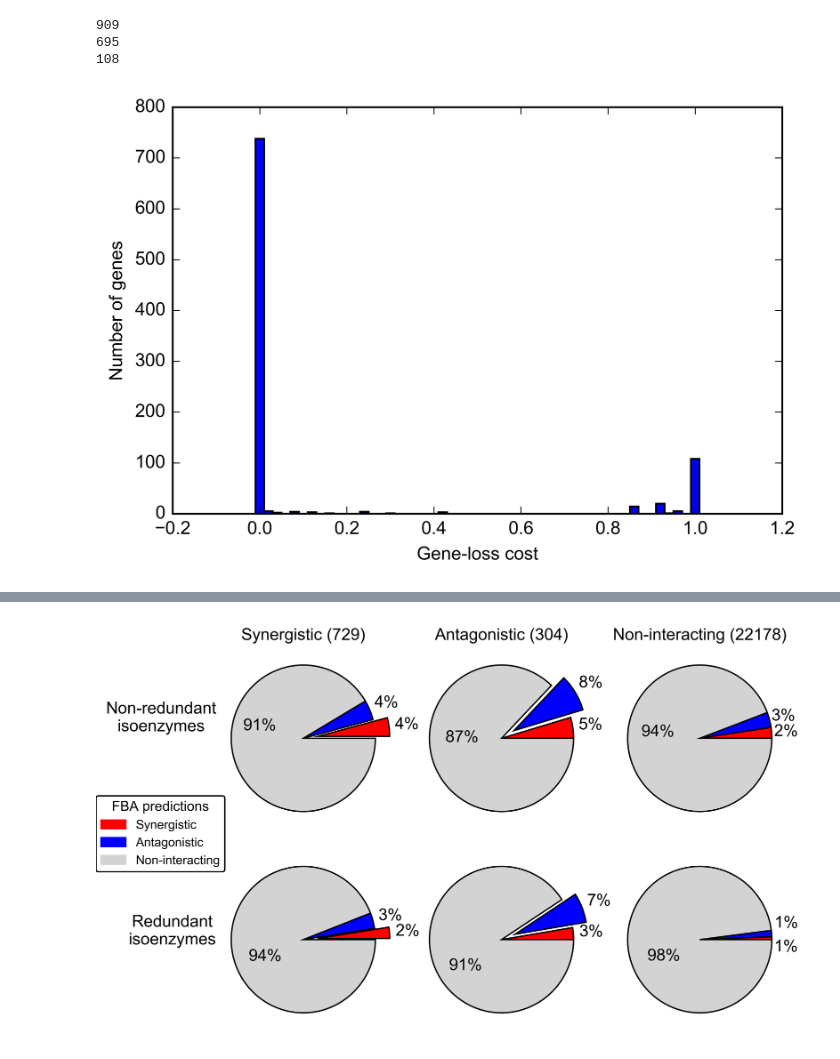
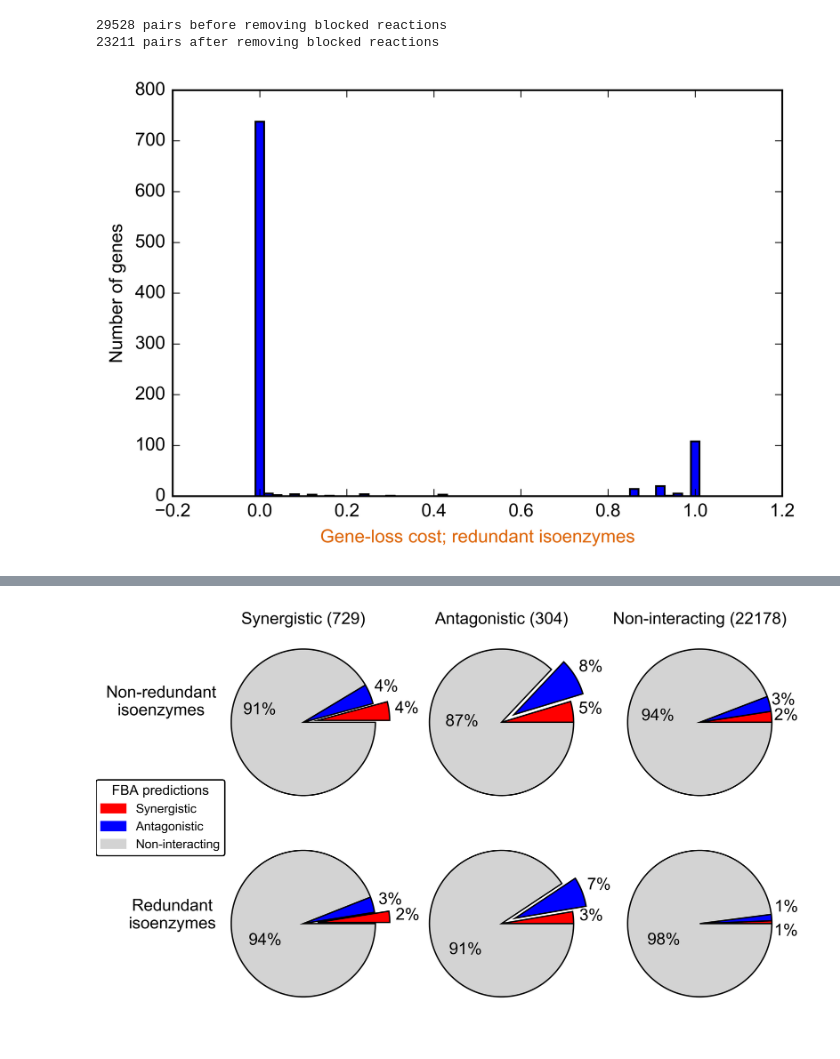
Before and after one commit to llambourne/isoenzymes_flux_balance, a Jupyter notebook: notebooks/epistasis.ipynb, the cells around one changed output, grey strips where cells are left out. Cells and saved outputs as stored; diff of their text form; code cells hidden in the pictures.

```diff
--- a/notebooks/epistasis.ipynb
+++ b/notebooks/epistasis.ipynb
@@ -15,11 +18,13 @@ from matplotlib import pyplot as plt
 %matplotlib inline
 import matplotlib.patches as mpatches
 import pandas as pd
+from scipy.stats import fisher_exact
 sys.path.append('../flux_balance_analysis')
 from fba_utils import load_sd_minus_his
 from single_knockouts import single_knockout_loss_costs, single_knockout_modified_loss_cost
 
 
+"""Load all the data."""
 plt.style.use('../flux_balance_analysis/paper.mplstyle')
 modelPath = '../data/external/yeast_7.6/yeast_7.6.xml'
 modelName = modelPath.split('/')[-1][:-4]
@@ -32,3 +37,61 @@ booneData = pd.read_csv('../data/processed/genetic_interactions_filtered.csv',
                             header=0)
 booneData = booneData[booneData['Query ORF'].isin(orfs) &
                           booneData['Array ORF'].isin(orfs)]
+
+
+def gene_pair_id(geneA, geneB):
+    return '_'.join(sorted([geneA, geneB]))
+
+
+dblGeneKOgrowth = {}
+with open(os.path.join(modelDir, 'double_gene_loss_growth.csv'), 'r') as f:
+    for line in f.readlines():
+        geneA, geneB, growth = line.split(',')
+        dblGeneKOgrowth[gene_pair_id(geneA, geneB)] = float(growth.strip())
+dblFunctionKOgrowth = {}
+with open(os.path.join(modelDir, 'double_function_loss_growth.csv'), 'r') as f:
+    for line in f.readlines():
+        geneA, geneB, growth = line.split(',')
+        dblFunctionKOgrowth[gene_pair_id(geneA, geneB)] = float(growth.strip())
+# get function loss costs and gene loss costs for this media
+didWtGrow, geneLossCosts, _functionLossCosts = single_knockout_loss_costs(model)
+functionLossCosts = single_knockout_modified_loss_cost(model)
+if not didWtGrow:
+    raise UserWarning('Wildtype should grow on this media!')
+glc = np.array(geneLossCosts.values())
+flc = np.array(functionLossCosts.values())
+wtGrowth = model.optimize(solver='gurobi').f
+if len(dblGeneKOgrowth) != (len(orfs)**2 - len(orfs)) / 2:
+    raise UserWarning('Double gene knockouts unexpected size.')
+if len(dblFunctionKOgrowth) != (len(orfs)**2 - len(orfs)) / 2:
+    raise UserWarning('Double gene knockouts unexpected size.')
+booneData['pair'] = booneData.apply(lambda row: '_'.join(sorted([row['Query ORF'], row['Array ORF']])),
+                                    axis=1)
+pairToInteraction = {row['pair']: row['interaction'] for _i, row in booneData.iterrows()}
+results = pd.DataFrame(columns=['pair'], data=booneData['pair'].unique())
+results['geneA'] = results['pair'].apply(lambda x: x.split('_')[0])
+results['geneB'] = results['pair'].apply(lambda x: x.split('_')[1])
+results['experiment'] = results['pair'].map(lambda x: pairToInteraction.get(x, 'none'))
+
+def epsilon_glc(row):
+    return (1. - (wtGrowth - dblGeneKOgrowth[row['pair']]) / wtGrowth) \
+                 - ((1. - geneLossCosts[row['geneA']]) * (1. - geneLossCosts[row['geneB']]))
+
+
+def epsilon_flc(row):
+    return (1. - (wtGrowth - dblFunctionKOgrowth[row['pair']]) / wtGrowth) \
+            - ((1. - min(1., functionLossCosts[row['geneA']])) * (1. - min(1., functionLossCosts[row['geneB']])))
+
+
+results['epsilon_glc'] = results.apply(epsilon_glc, axis=1)
+results['epsilon_flc'] = results.apply(epsilon_flc, axis=1)
+# remove blocked reactions
+print results.shape[0], 'pairs before removing blocked reactions'
+with open('../models/yeast_7.6/blocked_genes.txt', 'r') as f:
+    blockedGeneNames = set([l.strip() for l in f.readlines()])
+results = results[~results['geneA'].isin(blockedGeneNames) & ~results['geneB'].isin(blockedGeneNames)]
+print results.shape[0], 'pairs after removing blocked reactions'
+dblGLC = np.array([(wtGrowth - koGrowth) / wtGrowth for koGrowth in dblFunctionKOgrowth.values()])
+# %% [output]
+29528 pairs before removing blocked reactions
+23211 pairs after removing blocked reactions
@@ -56,15 +98,8 @@ if not didWtGrow:
 # %%
-glc = np.array(geneLossCosts.values())
-print glc.shape[0]
-print sum(glc < 0.00001)
-print sum(glc > 0.99)
 plt.hist(glc, bins=51, range=(-0.01, 1.01))
-plt.xlabel('Gene-loss cost')
+plt.xlabel('Gene-loss cost; redundant isoenzymes', color='#d95f02')
 plt.ylabel('Number of genes')
 plt.show()
 # %% [output]
-909
-695
-108
-[figure, old version]
+[figure, new version]
 # %%
```
Also changed, not shown: parts of 22 cells of this notebook, 3 other files.
